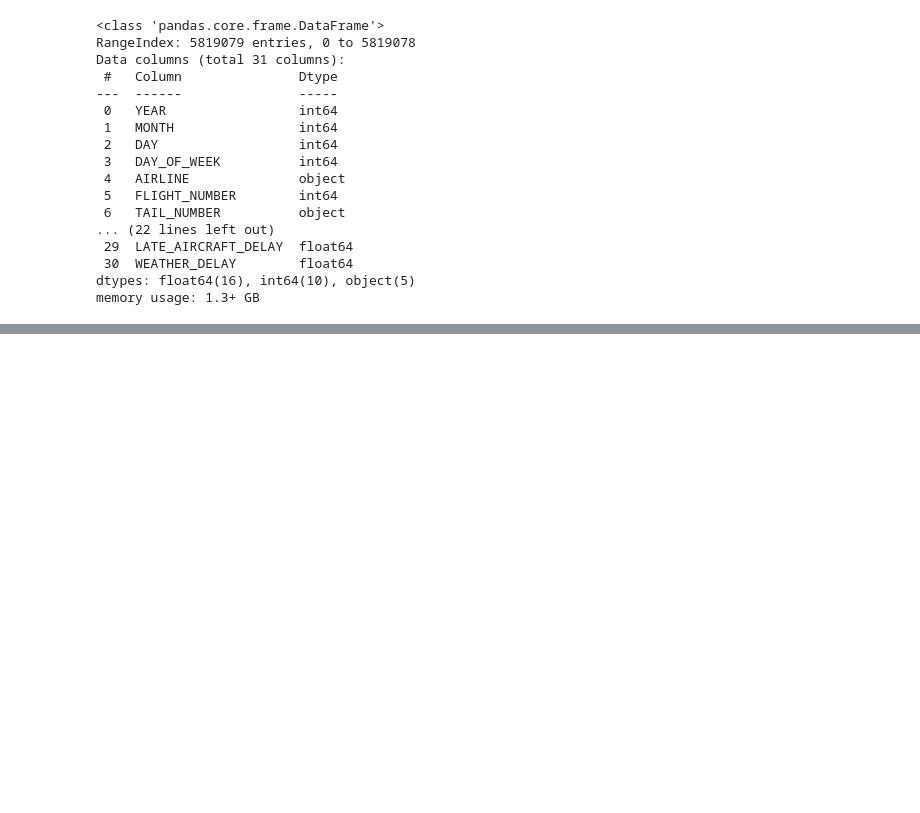
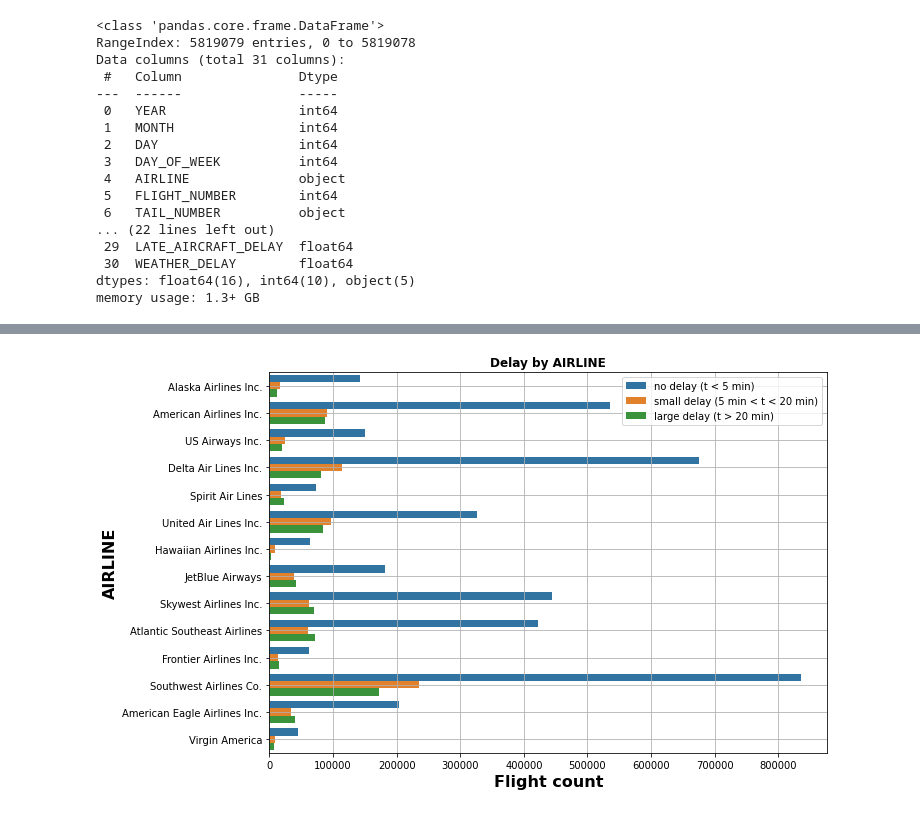
Before and after one commit to Salanakya/Flight-Cancellations, a Jupyter notebook: flightdelays.ipynb, the cells around one changed output, grey strips where cells are left out. Drawn from its saved outputs; the diff is of its cells as text; code cells hidden in the pictures; blank space fills up the shorter version.

```diff
--- a/flightdelays.ipynb
+++ b/flightdelays.ipynb
@@ -401,0 +241,21 @@ auc_score
+# %%
+def delay_by_attribute(attribute, df=flights, figsize=(10, 7)):
+    delay_type = lambda x: ((0,1)[x > 5],2)[x > 25]
+    flights['DELAY_TYPE'] = flights['DEPARTURE_DELAY'].apply(delay_type)
+
+    plt.figure(1, figsize=figsize)
+    ax = sns.countplot(y=attribute, hue='DELAY_TYPE', data=df)
+
+    plt.xlabel('Flight count', fontsize=16, weight='bold')
+    plt.ylabel(attribute, fontsize=16, weight='bold')
+    plt.title(f'Delay by {attribute}', weight='bold')
+    L = plt.legend()
+    L.get_texts()[0].set_text('no delay (t < 5 min)')
+    L.get_texts()[1].set_text('small delay (5 min < t < 20 min)')
+    L.get_texts()[2].set_text('large delay (t > 20 min)')
+    plt.grid(True)
+    plt.show()
+
+delay_by_attribute('AIRLINE')
+# %% [output]
+[figure, added]
```
Also changed, not shown: parts of 66 cells of this notebook.
